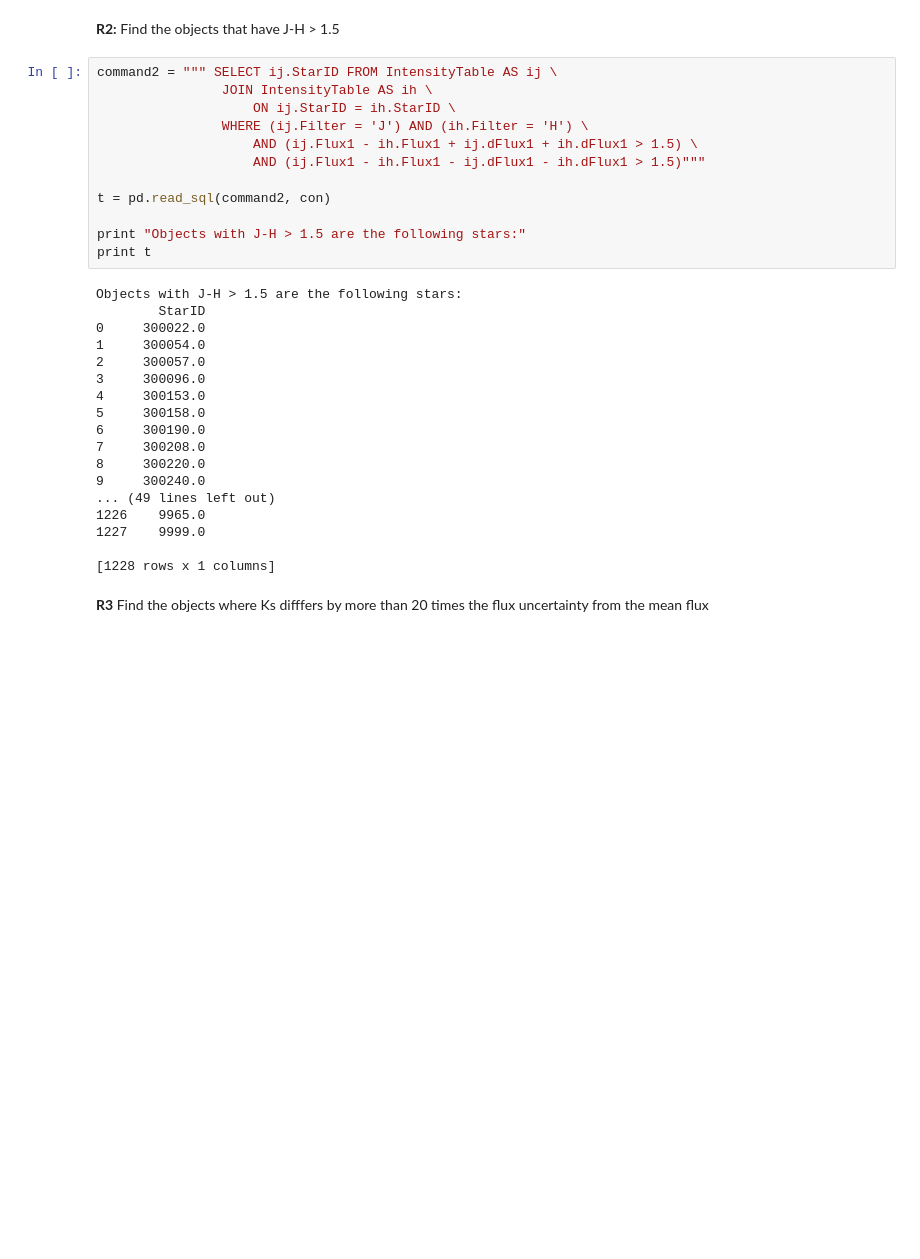
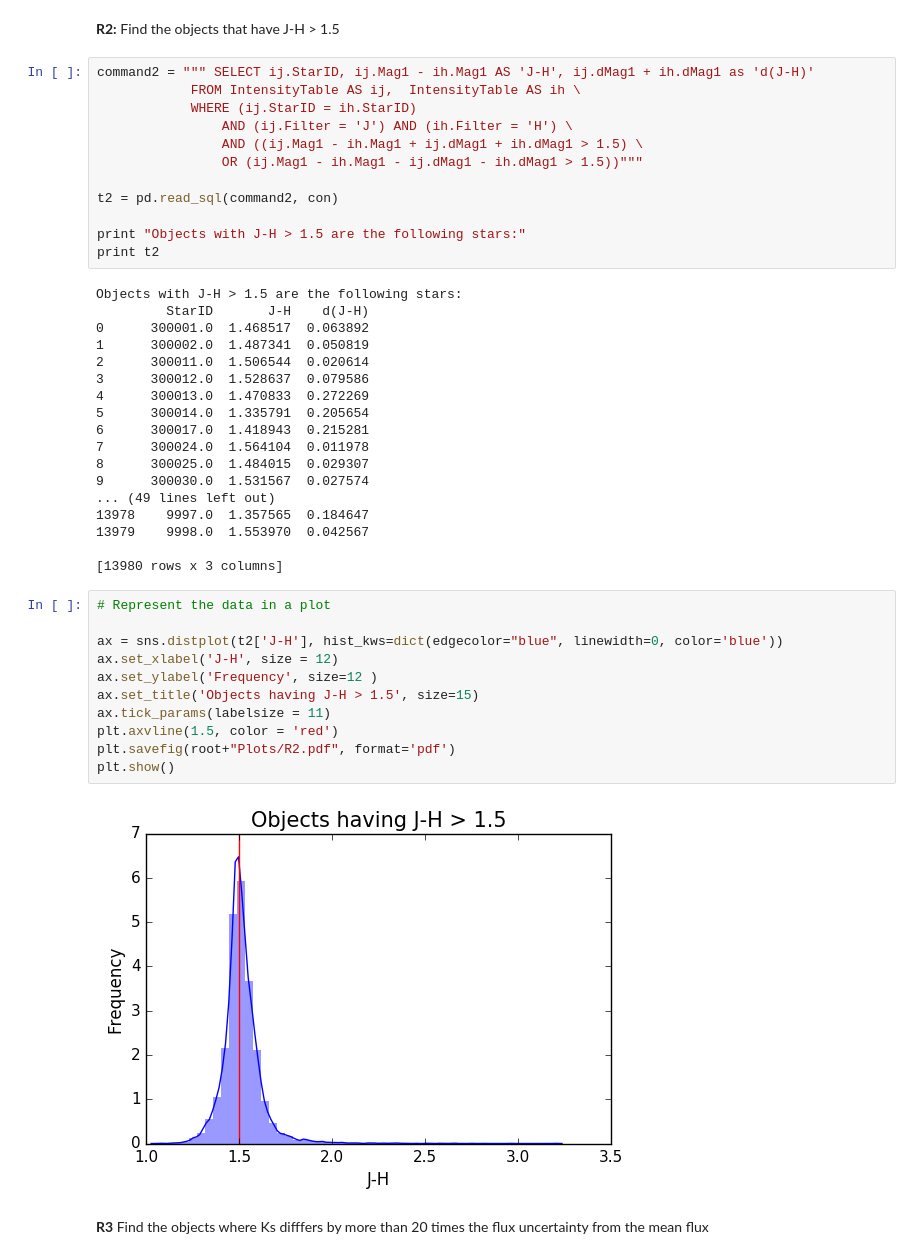
Before and after one commit to EStoop/Final-Project-DBDM, a Jupyter notebook: Final1.ipynb, the cells around one changed output. Drawn from its saved outputs; the diff is of its cells as text; blank space fills up the shorter version.

```diff
--- a/Final1.ipynb
+++ b/Final1.ipynb
@@ -222,34 +216,47 @@ The images taken between 56800 and 57300 and the number of stars with S/N > 5
 # %% [markdown]
 **R2:** Find the objects that have J-H > 1.5
 # %%
-command2 = """ SELECT ij.StarID FROM IntensityTable AS ij \
-                JOIN IntensityTable AS ih \
-                    ON ij.StarID = ih.StarID \
-                WHERE (ij.Filter = 'J') AND (ih.Filter = 'H') \
-                    AND (ij.Flux1 - ih.Flux1 + ij.dFlux1 + ih.dFlux1 > 1.5) \
-                    AND (ij.Flux1 - ih.Flux1 - ij.dFlux1 - ih.dFlux1 > 1.5)"""
+command2 = """ SELECT ij.StarID, ij.Mag1 - ih.Mag1 AS 'J-H', ij.dMag1 + ih.dMag1 as 'd(J-H)'
+            FROM IntensityTable AS ij,  IntensityTable AS ih \
+            WHERE (ij.StarID = ih.StarID)
+                AND (ij.Filter = 'J') AND (ih.Filter = 'H') \
+                AND ((ij.Mag1 - ih.Mag1 + ij.dMag1 + ih.dMag1 > 1.5) \
+                OR (ij.Mag1 - ih.Mag1 - ij.dMag1 - ih.dMag1 > 1.5))"""
 
-t = pd.read_sql(command2, con)
+t2 = pd.read_sql(command2, con)
 
 print "Objects with J-H > 1.5 are the following stars:"
-print t
+print t2
 # %% [output]
 Objects with J-H > 1.5 are the following stars:
-        StarID
-0     300022.0
-1     300054.0
-2     300057.0
-3     300096.0
-4     300153.0
-5     300158.0
-6     300190.0
-7     300208.0
-8     300220.0
-9     300240.0
+         StarID       J-H    d(J-H)
+0      300001.0  1.468517  0.063892
+1      300002.0  1.487341  0.050819
+2      300011.0  1.506544  0.020614
+3      300012.0  1.528637  0.079586
+4      300013.0  1.470833  0.272269
+5      300014.0  1.335791  0.205654
+6      300017.0  1.418943  0.215281
+7      300024.0  1.564104  0.011978
+8      300025.0  1.484015  0.029307
+9      300030.0  1.531567  0.027574
 ... (49 lines left out)
-1226    9965.0
-1227    9999.0
+13978    9997.0  1.357565  0.184647
+13979    9998.0  1.553970  0.042567
 
-[1228 rows x 1 columns]
+[13980 rows x 3 columns]
+# %%
+# Represent the data in a plot
+
+ax = sns.distplot(t2['J-H'], hist_kws=dict(edgecolor="blue", linewidth=0, color='blue'))
+ax.set_xlabel('J-H', size = 12)
+ax.set_ylabel('Frequency', size=12 )
+ax.set_title('Objects having J-H > 1.5', size=15)
+ax.tick_params(labelsize = 11)
+plt.axvline(1.5, color = 'red')
+plt.savefig(root+"Plots/R2.pdf", format='pdf')
+plt.show()
+# %% [output]
+[figure, added]
 # %% [markdown]
 **R3** Find the objects where Ks difffers by more than 20 times the flux uncertainty from the mean flux
```
Also changed, not shown: parts of 25 cells of this notebook, 13 other files.
